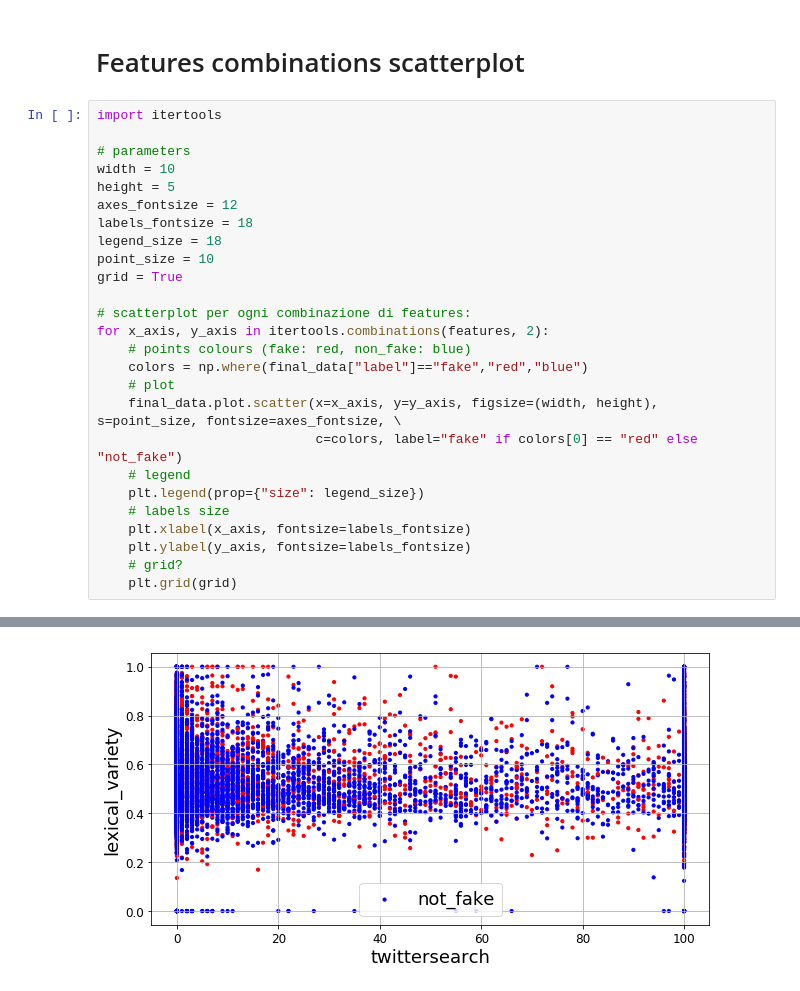
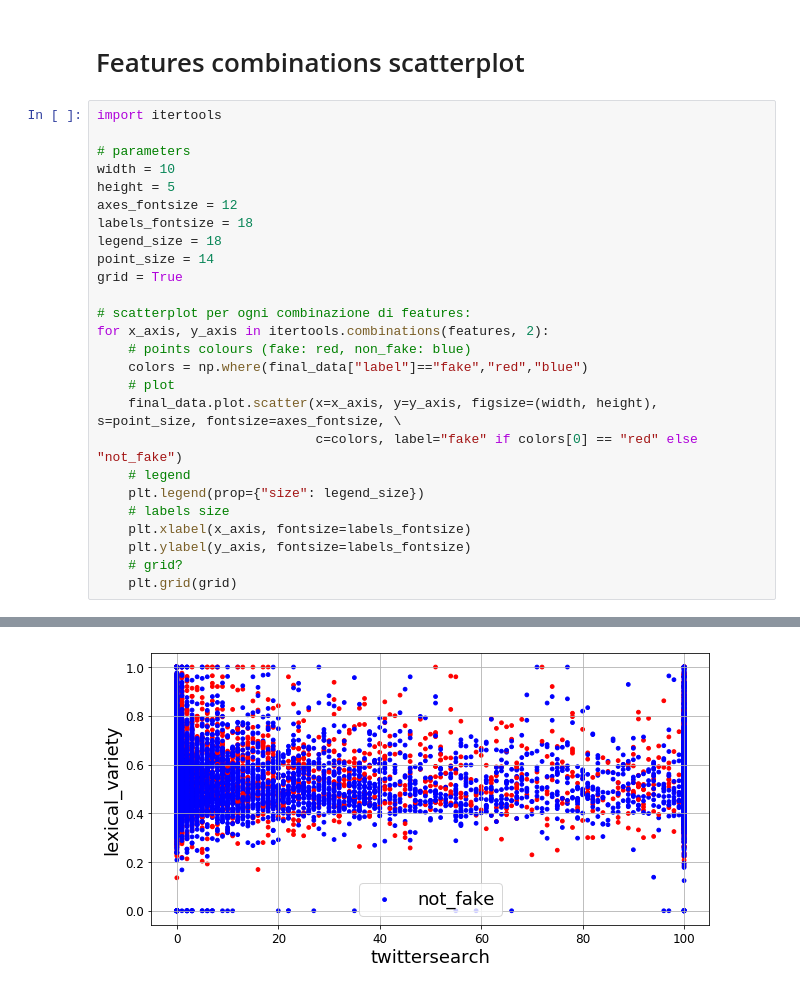
Before and after one commit to IcedGarion/fake-news, a Jupyter notebook: src/plot_results.ipynb, the cells around one changed output, grey strips where cells are left out. Saved outputs shown, nothing was run; the diff lists cells and outputs as text.

```diff
--- a/src/plot_results.ipynb
+++ b/src/plot_results.ipynb
@@ -101,7 +105,7 @@ height = 5
 axes_fontsize = 12
 labels_fontsize = 18
 legend_size = 18
-point_size = 10
+point_size = 14
 grid = True
 
 # scatterplot per ogni combinazione di features:
@@ -124 +128 @@ for x_axis, y_axis in itertools.combinations(features, 2):
-[figure, old version]
+[figure, new version]
```
Also changed, not shown: parts of 2 cells of this notebook.
